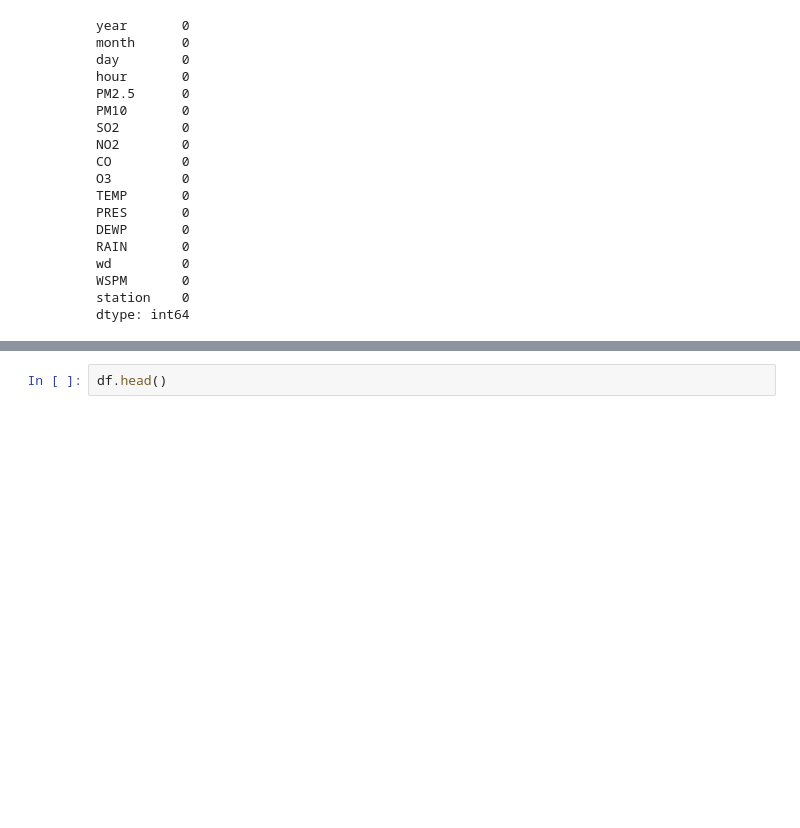
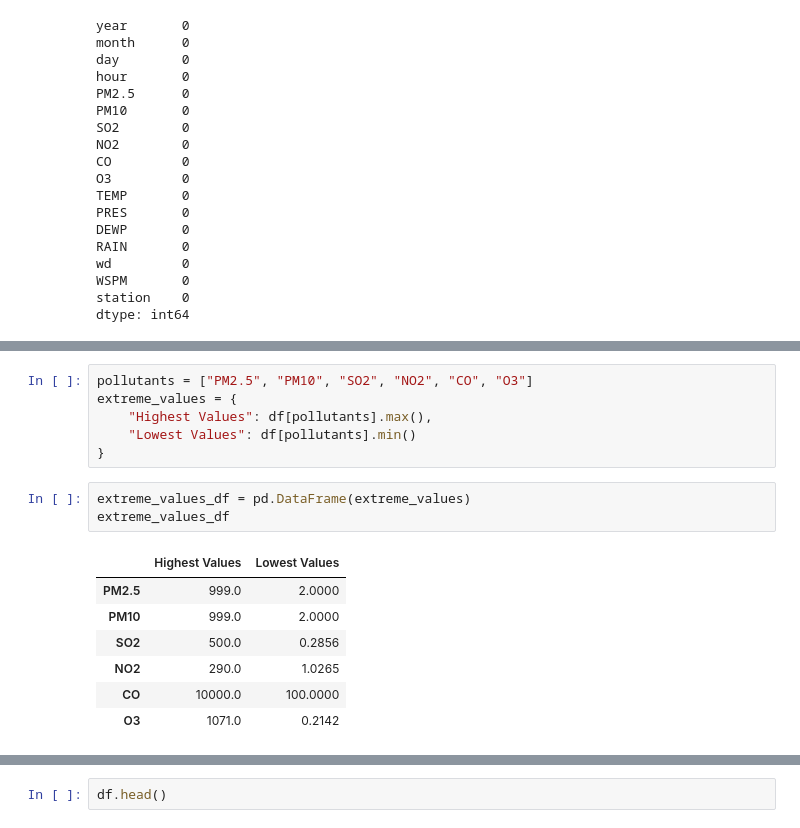
Before and after one commit to FrederickGodiva/Air-Quality-Dashboard, a Jupyter notebook: notebook.ipynb, the cells around one changed output, grey strips where cells are left out. Cells and saved outputs as stored; diff of their text form; blank space fills up the shorter version.

```diff
--- a/notebook.ipynb
+++ b/notebook.ipynb
@@ -1638,3 +1638,20 @@ df.describe(include="all")
 | 50% | 2015.000000 | 7.000000 | 16.000000 | 11.500000 | 57.000000 | 83.739723 | 8.000000 | 44.000000 | 900.00000 | 47.000000 | 14.500000 | ... |
 | 75% | 2016.000000 | 10.000000 | 23.000000 | 17.250000 | 109.000000 | 144.000000 | 19.000000 | 70.000000 | 1500.00000 | 80.000000 | 23.200000 | ... |
 | max | 2017.000000 | 12.000000 | 31.000000 | 23.000000 | 999.000000 | 999.000000 | 500.000000 | 290.000000 | 10000.00000 | 1071.000000 | 41.600000 | ... |
+# %%
+pollutants = ["PM2.5", "PM10", "SO2", "NO2", "CO", "O3"]
+extreme_values = {
+    "Highest Values": df[pollutants].max(),
+    "Lowest Values": df[pollutants].min()
+}
+# %%
+extreme_values_df = pd.DataFrame(extreme_values)
+extreme_values_df
+# %% [output]
+|  | Highest Values | Lowest Values |
+| PM2.5 | 999.0 | 2.0000 |
+| PM10 | 999.0 | 2.0000 |
+| SO2 | 500.0 | 0.2856 |
+| NO2 | 290.0 | 1.0265 |
+| CO | 10000.0 | 100.0000 |
+| O3 | 1071.0 | 0.2142 |
```
Also changed, not shown: parts of 9 cells of this notebook, 1 other file.
